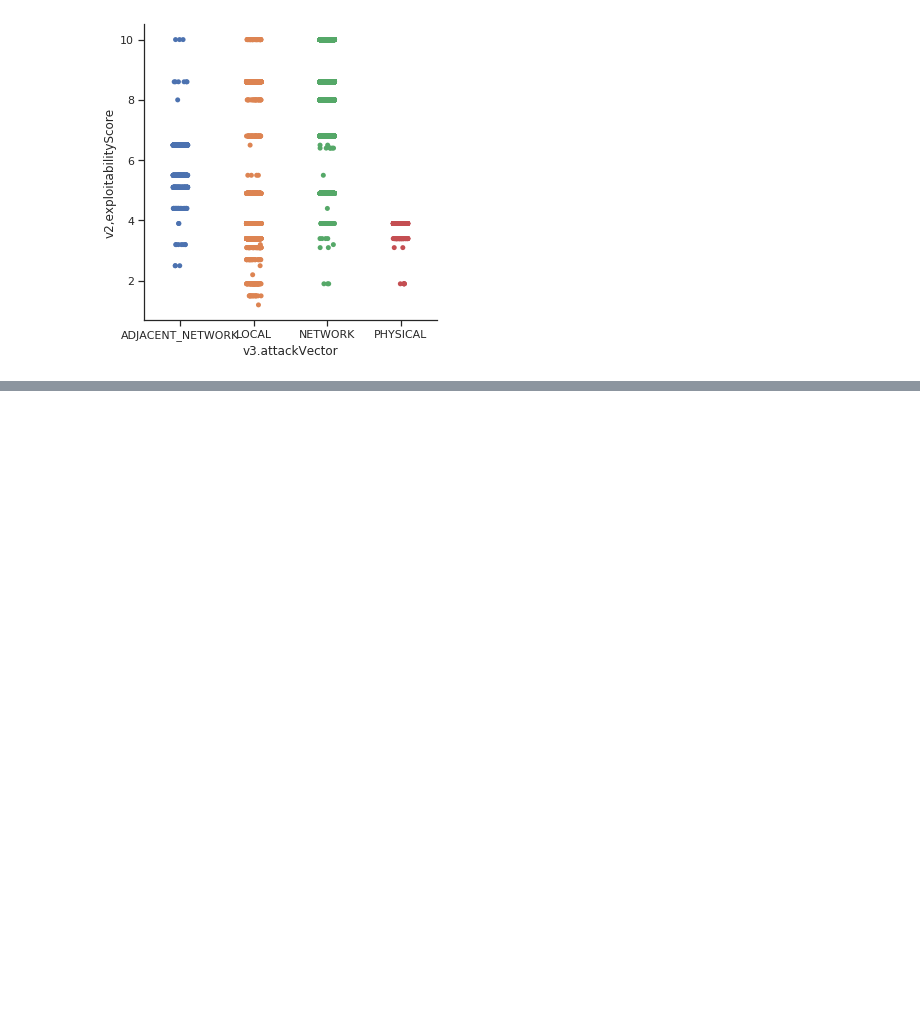
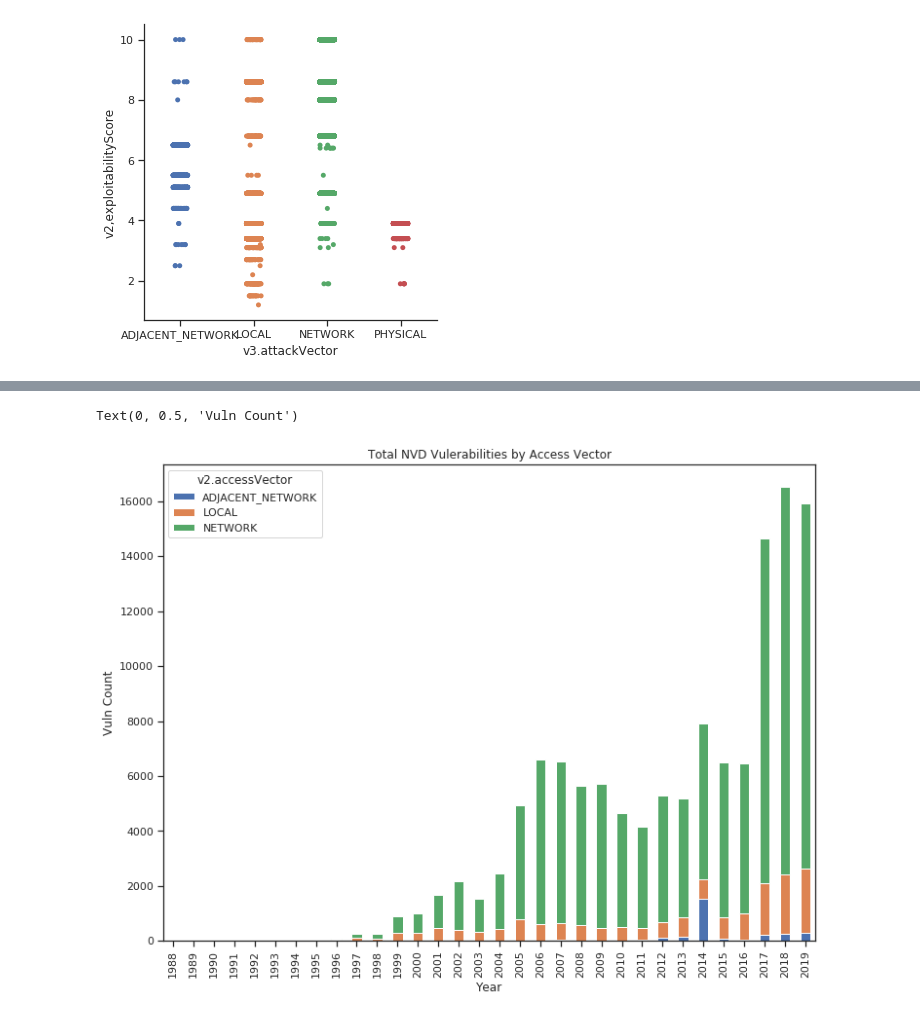
Before and after one commit to matt-smu/cat-dog, a Jupyter notebook: 000_nvd_explore.ipynb, the cells around one changed output, grey strips where cells are left out. Drawn from its saved outputs; the diff is of its cells as text; code cells hidden in the pictures; blank space fills up the shorter version.

```diff
--- a/000_nvd_explore.ipynb
+++ b/000_nvd_explore.ipynb
@@ -627,0 +661,8 @@ plt.show()
+# %%
+# fig, ax = plt.subplots(figsize=(15,7))
+# nvd_df.groupby(['v2.accessVector', 'v3.attackVector','publishedDate']).count().ungroup().plot(ax=ax)
+
+nvdAVbyYr = nvd_df.groupby([nvd_df['publishedDate'].dt.year, 'v2.accessVector'])['v2.accessVector'].count()
+# nvdAVbyYr.plot(ax=ax)
+nvdAVbyYr
+# nvdAVbyYr.unstack()
@@ -627,0 +683,10 @@ plt.show()
+# %%
+# df_access_vector_group = nvdAVbyYr.groupby(nvdAVbyYr['v2.accessVector'])
+# df_access_vector_group
+
+nvd_plot = nvdAVbyYr.unstack().plot(kind='bar',stacked=True,title="Total NVD Vulerabilities by Access Vector",figsize=(12, 9))
+nvd_plot.set_xlabel("Year")
+nvd_plot.set_ylabel("Vuln Count")
+# %% [output]
+Text(0, 0.5, 'Vuln Count')
+[figure, added]
```
Also changed, not shown: parts of 5 cells of this notebook, 2 other files.
